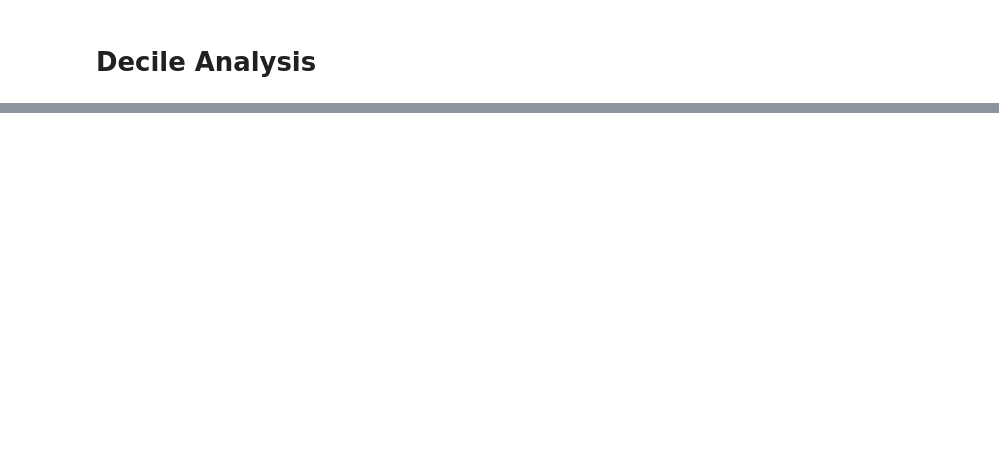
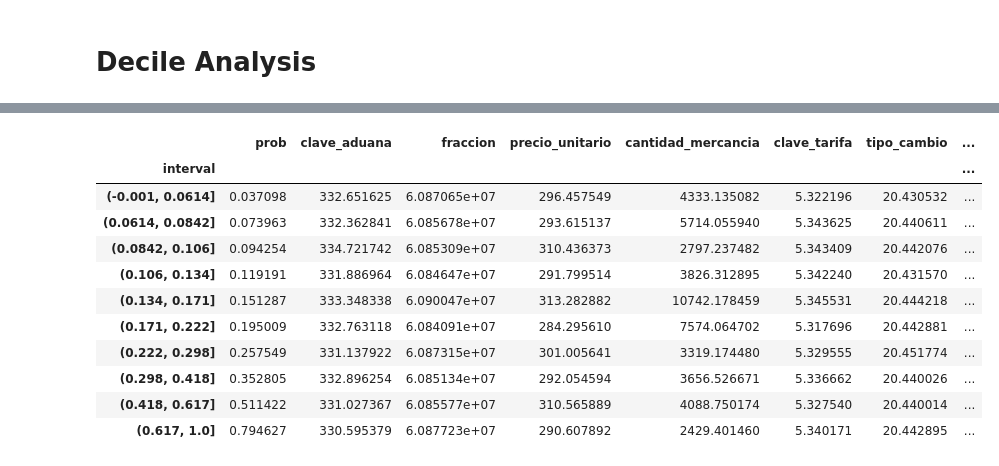
Before and after one commit to if722399/PAP-TensorFlow-Model, a Jupyter notebook: Weighted Class.ipynb, the cells around one changed output, grey strips where cells are left out. Saved outputs shown, nothing was run; the diff lists cells and outputs as text; code cells hidden in the pictures; blank space fills up the shorter version.

```diff
--- a/Weighted Class.ipynb
+++ b/Weighted Class.ipynb
@@ -233,0 +240,3 @@ vz.decile_analysis_plot(decile_analysis["True label %"])
+# %%
+x = pd.qcut(test_predictions_weighted, 10)
+x
@@ -233,0 +247,8 @@ vz.decile_analysis_plot(decile_analysis["True label %"])
+# %%
+z = pd.DataFrame(
+    data = {
+        "interval": x,
+        "prob": test_predictions_weighted
+    }
+).sort_values(by = "prob")[::-1]
+z
@@ -233,0 +269,20 @@ vz.decile_analysis_plot(decile_analysis["True label %"])
+# %%
+z = z.join(test_df)
+# %%
+z.reset_index(inplace=True)
+z.drop(columns=["index"], inplace=True)
+# %%
+z.groupby(by = "interval").mean()
+# %% [output]
+|  | prob | clave_aduana | fraccion | precio_unitario | cantidad_mercancia | clave_tarifa | tipo_cambio | ... |
+| interval |  |  |  |  |  |  |  | ... |
+| (-0.001, 0.0614] | 0.037098 | 332.651625 | 6.087065e+07 | 296.457549 | 4333.135082 | 5.322196 | 20.430532 | ... |
+| (0.0614, 0.0842] | 0.073963 | 332.362841 | 6.085678e+07 | 293.615137 | 5714.055940 | 5.343625 | 20.440611 | ... |
+| (0.0842, 0.106] | 0.094254 | 334.721742 | 6.085309e+07 | 310.436373 | 2797.237482 | 5.343409 | 20.442076 | ... |
+| (0.106, 0.134] | 0.119191 | 331.886964 | 6.084647e+07 | 291.799514 | 3826.312895 | 5.342240 | 20.431570 | ... |
+| (0.134, 0.171] | 0.151287 | 333.348338 | 6.090047e+07 | 313.282882 | 10742.178459 | 5.345531 | 20.444218 | ... |
+| (0.171, 0.222] | 0.195009 | 332.763118 | 6.084091e+07 | 284.295610 | 7574.064702 | 5.317696 | 20.442881 | ... |
+| (0.222, 0.298] | 0.257549 | 331.137922 | 6.087315e+07 | 301.005641 | 3319.174480 | 5.329555 | 20.451774 | ... |
+| (0.298, 0.418] | 0.352805 | 332.896254 | 6.085134e+07 | 292.054594 | 3656.526671 | 5.336662 | 20.440026 | ... |
+| (0.418, 0.617] | 0.511422 | 331.027367 | 6.085577e+07 | 310.565889 | 4088.750174 | 5.327540 | 20.440014 | ... |
+| (0.617, 1.0] | 0.794627 | 330.595379 | 6.087723e+07 | 290.607892 | 2429.401460 | 5.340171 | 20.442895 | ... |
```
Also changed, not shown: parts of 9 cells of this notebook.
